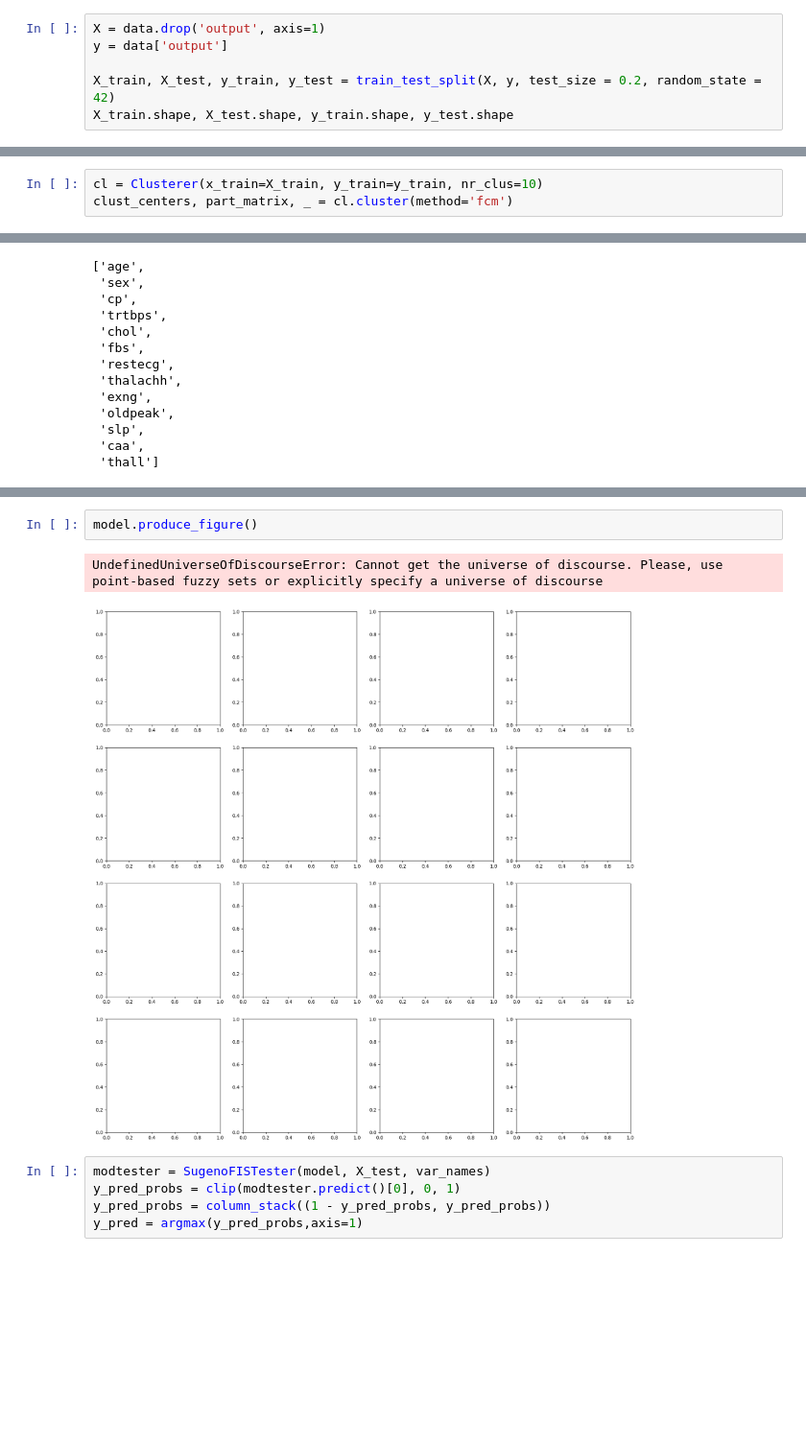
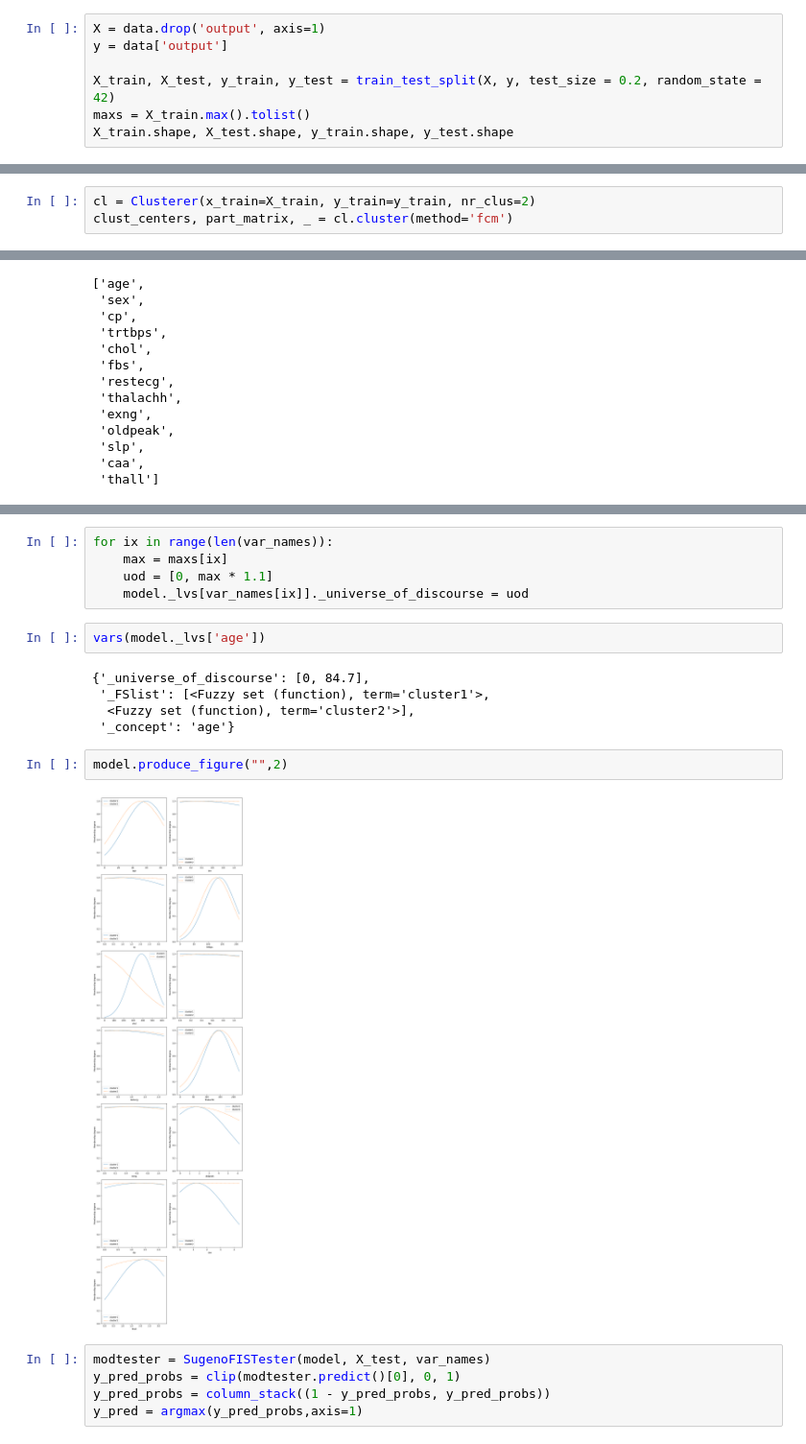
Before and after one commit to AlexGoncalves21/SInts_24, a Jupyter notebook: FinalProject/FuzzyInference.ipynb, the cells around one changed output, grey strips where cells are left out. Shown at 96% size. Saved outputs shown, nothing was run; the diff lists cells and outputs as text; blank space fills up the shorter version.

```diff
--- a/FinalProject/FuzzyInference.ipynb
+++ b/FinalProject/FuzzyInference.ipynb
@@ -19,11 +19,12 @@ X = data.drop('output', axis=1)
 y = data['output']
 
 X_train, X_test, y_train, y_test = train_test_split(X, y, test_size = 0.2, random_state = 42)
+maxs = X_train.max().tolist()
 X_train.shape, X_test.shape, y_train.shape, y_test.shape
 # %% [output]
 ((242, 13), (61, 13), (242,), (61,))
 # %%
-cl = Clusterer(x_train=X_train, y_train=y_train, nr_clus=10)
+cl = Clusterer(x_train=X_train, y_train=y_train, nr_clus=2)
 clust_centers, part_matrix, _ = cl.cluster(method='fcm')
 # %%
 X_train = X_train.to_numpy()
@@ -62,8 +68,19 @@ model = modbuilder.get_model()
+# %%
+for ix in range(len(var_names)):
+    max = maxs[ix]
+    uod = [0, max * 1.1]
+    model._lvs[var_names[ix]]._universe_of_discourse = uod
+# %%
+vars(model._lvs['age'])
+# %% [output]
+{'_universe_of_discourse': [0, 84.7],
+ '_FSlist': [<Fuzzy set (function), term='cluster1'>,
+  <Fuzzy set (function), term='cluster2'>],
+ '_concept': 'age'}
 # %%
-model.produce_figure()
+model.produce_figure("",2)
 # %% [output]
-UndefinedUniverseOfDiscourseError: Cannot get the universe of discourse. Please, use point-based fuzzy sets or explicitly specify a universe of discourse
-[figure, old version]
+[figure, new version]
 # %%
 modtester = SugenoFISTester(model, X_test, var_names)
 y_pred_probs = clip(modtester.predict()[0], 0, 1)
```
Also changed, not shown: parts of 2 cells of this notebook.
